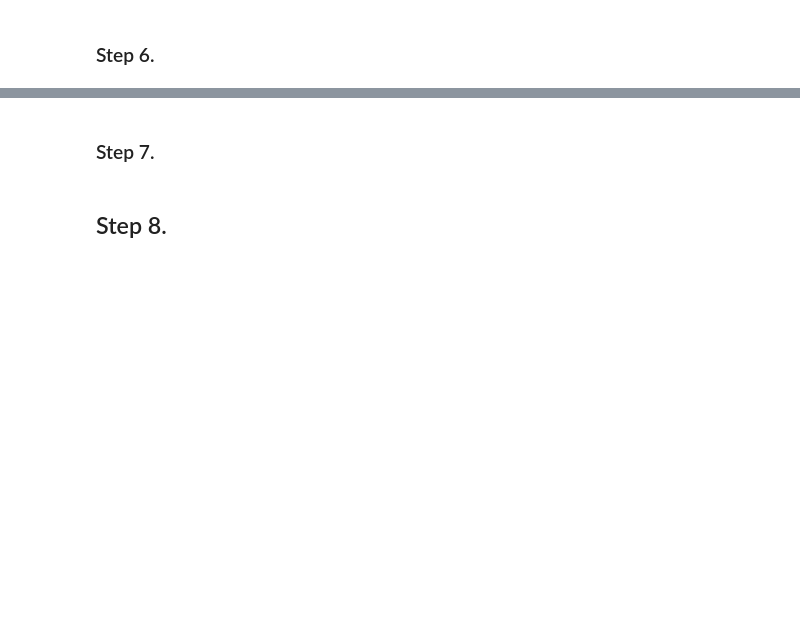
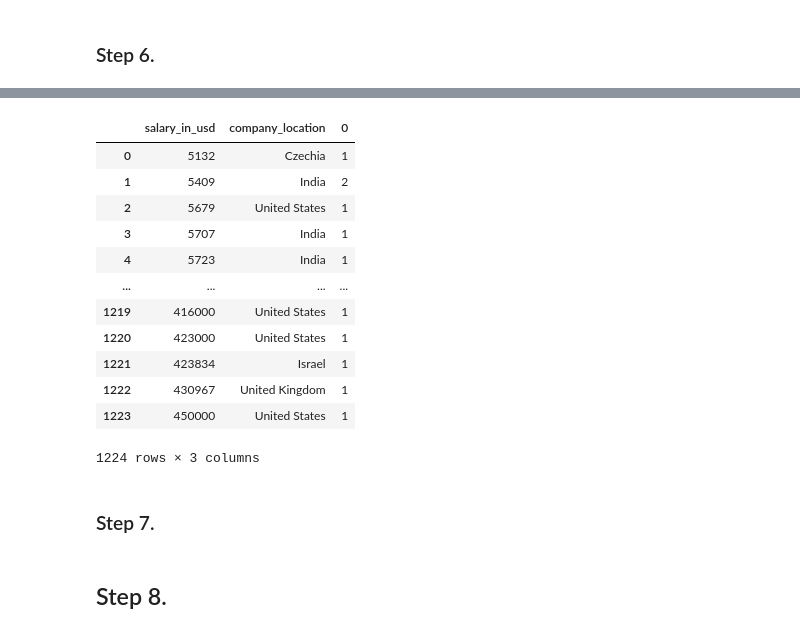
Before and after one commit to ShannonHung/ITPM, a Jupyter notebook: Code/6-Data-Provision_uc15-19.ipynb, the cells around one changed output, grey strips where cells are left out. Cells and saved outputs as stored; diff of their text form; code cells hidden in the pictures; blank space fills up the shorter version.

```diff
--- a/Code/6-Data-Provision_uc15-19.ipynb
+++ b/Code/6-Data-Provision_uc15-19.ipynb
@@ -231,2 +136,6 @@ uc1
 # %% [markdown]
 ### Step 6.
+# %%
+country_names = coco.convert(names=df['company_location'], to="name_short")
+df['company_location'] = country_names
+df['company_location']
@@ -233,5 +155,20 @@ uc1
 # %%
 salary_location = df.groupby(['salary_in_usd', 'company_location']).size().reset_index()
+salary_location
+# %% [output]
+|  | salary_in_usd | company_location | 0 |
+| 0 | 5132 | Czechia | 1 |
+| 1 | 5409 | India | 2 |
+| 2 | 5679 | United States | 1 |
+| 3 | 5707 | India | 1 |
+| 4 | 5723 | India | 1 |
+| ... | ... | ... | ... |
+| 1219 | 416000 | United States | 1 |
+| 1220 | 423000 | United States | 1 |
+| 1221 | 423834 | Israel | 1 |
+| 1222 | 430967 | United Kingdom | 1 |
+| 1223 | 450000 | United States | 1 |
+1224 rows × 3 columns
 # %% [markdown]
 ### Step 7.
 # %%
```
Also changed, not shown: parts of 35 cells of this notebook.
